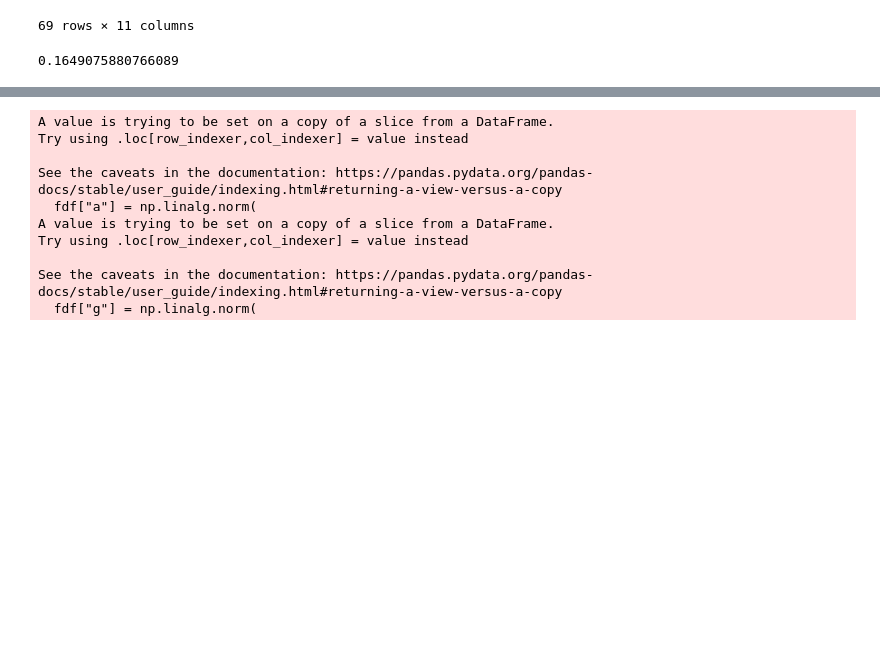
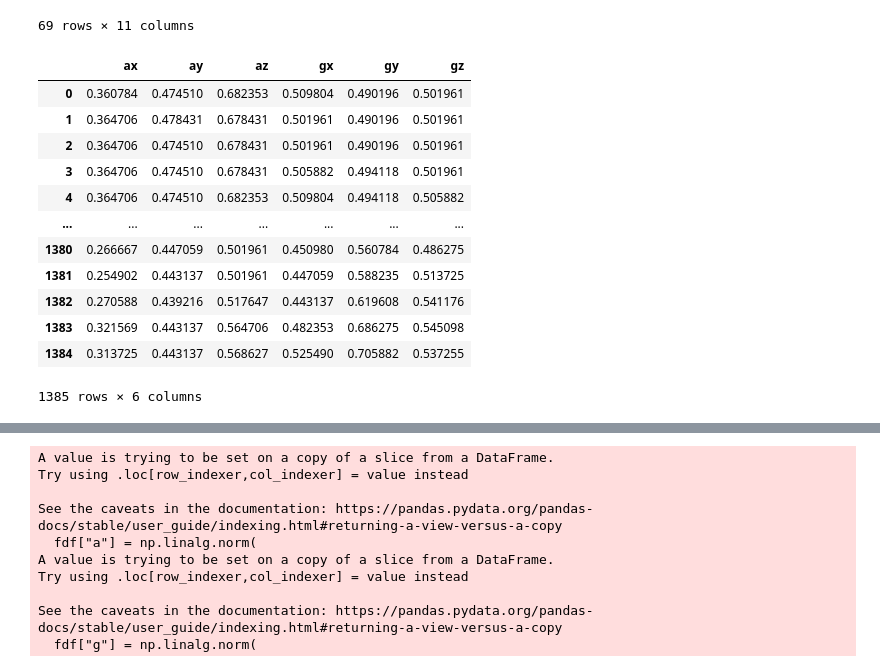
Before and after one commit to uosjapuelks/capstoneml, a Jupyter notebook: notebook/feature_playground.ipynb, the cells around one changed output, grey strips where cells are left out. Drawn from its saved outputs; the diff is of its cells as text; code cells hidden in the pictures; blank space fills up the shorter version.

```diff
--- a/notebook/feature_playground.ipynb
+++ b/notebook/feature_playground.ipynb
@@ -146,7 +150,3 @@ trydf
 | 67 | 0.735009 | 0.672969 | 0.062040 | 0.714985 | 0.020009 | 1.124424 | 0.876231 | 0.248192 | 0.956199 | 0.055566 | 67 |
 | 68 | 0.747005 | 0.661154 | 0.085851 | 0.702855 | 0.031519 | 1.125244 | 0.824808 | 0.300437 | 0.900767 | 0.086492 | 68 |
 69 rows × 11 columns
-# %%
-trydf['std_a'].max()
-# %% [output]
-0.1649075880766089
@@ -152,0 +157,17 @@ trydf['std_a'].max()
+# %%
+data=data.drop(['time'], axis=1)
+data
+# %% [output]
+|  | ax | ay | az | gx | gy | gz |
+| 0 | 0.360784 | 0.474510 | 0.682353 | 0.509804 | 0.490196 | 0.501961 |
+| 1 | 0.364706 | 0.478431 | 0.678431 | 0.501961 | 0.490196 | 0.501961 |
+| 2 | 0.364706 | 0.474510 | 0.678431 | 0.501961 | 0.490196 | 0.501961 |
+| 3 | 0.364706 | 0.474510 | 0.678431 | 0.505882 | 0.494118 | 0.501961 |
+| 4 | 0.364706 | 0.474510 | 0.682353 | 0.509804 | 0.494118 | 0.505882 |
+| ... | ... | ... | ... | ... | ... | ... |
+| 1380 | 0.266667 | 0.447059 | 0.501961 | 0.450980 | 0.560784 | 0.486275 |
+| 1381 | 0.254902 | 0.443137 | 0.501961 | 0.447059 | 0.588235 | 0.513725 |
+| 1382 | 0.270588 | 0.439216 | 0.517647 | 0.443137 | 0.619608 | 0.541176 |
+| 1383 | 0.321569 | 0.443137 | 0.564706 | 0.482353 | 0.686275 | 0.545098 |
+| 1384 | 0.313725 | 0.443137 | 0.568627 | 0.525490 | 0.705882 | 0.537255 |
+1385 rows × 6 columns
```
Also changed, not shown: parts of 8 cells of this notebook, 4 other files.
